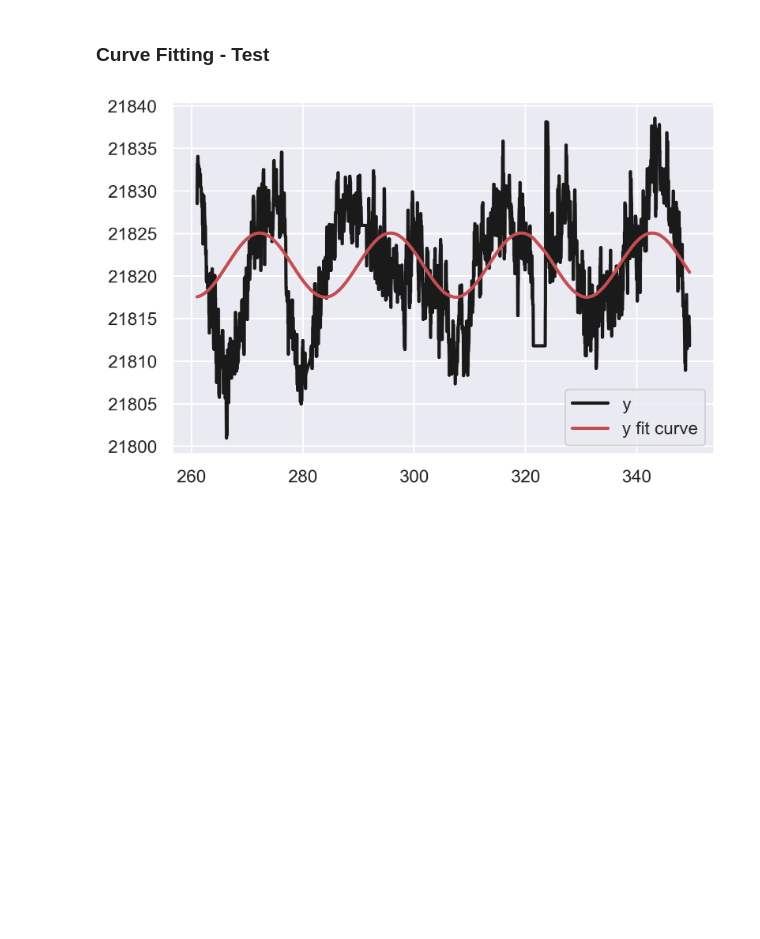
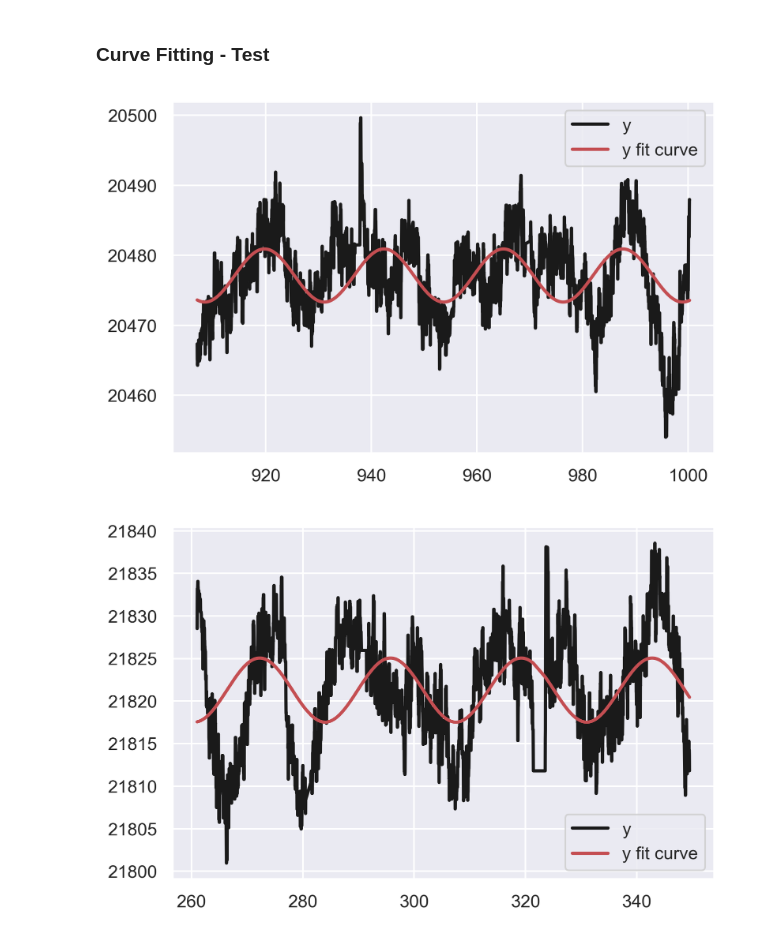
Before and after one commit to mtctr/kepler, a Jupyter notebook: time-series-analysis.ipynb, the cells around one changed output. Drawn from its saved outputs; the diff is of its cells as text; code cells hidden in the pictures; blank space fills up the shorter version.

```diff
--- a/time-series-analysis.ipynb
+++ b/time-series-analysis.ipynb
@@ -44 +33,9 @@ plt.show()
+# %%
+plt.figure(1,dpi=300)
+plt.plot(tt, yy, "-k", label="y", linewidth=2)
+plt.plot(tt, res["fitfunc"](tt), "r-", label="y fit curve", linewidth=2)
+plt.legend(loc="best")
+plt.show()
+# %% [output]
+[figure, added]
 # %%
```
Also changed, not shown: parts of 12 cells of this notebook, 1 other file.
